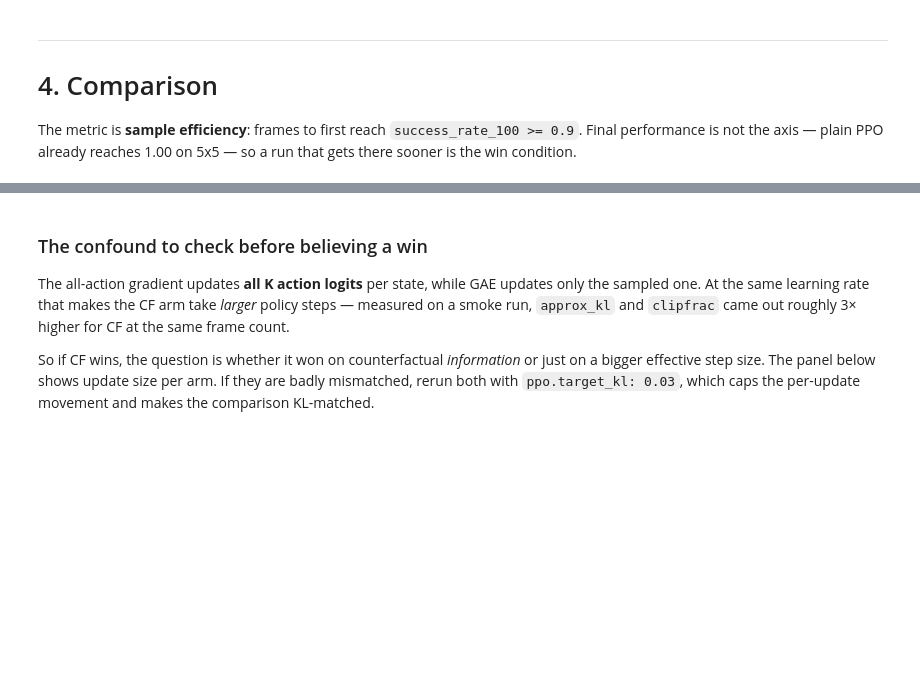
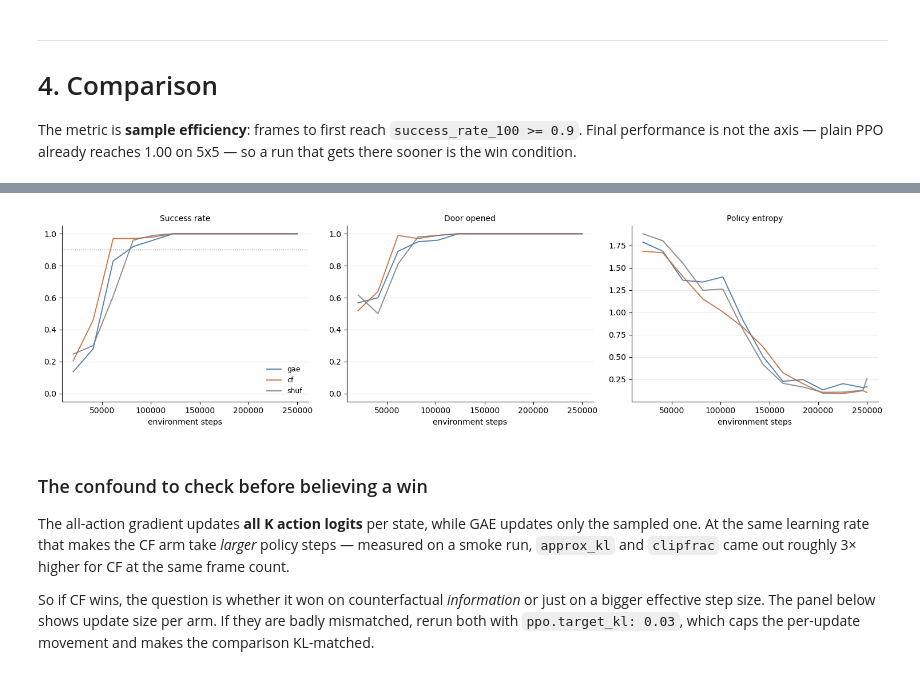
Before and after one commit to CharithaPalika/PPO_CF, a Jupyter notebook: notebooks/02_ppo_cf.ipynb, the cells around one changed output, grey strips where cells are left out. Cells and saved outputs as stored; diff of their text form; code cells hidden in the pictures; blank space fills up the shorter version.

```diff
--- a/notebooks/02_ppo_cf.ipynb
+++ b/notebooks/02_ppo_cf.ipynb
@@ -200,10 +251,6 @@ whole construction is unsound. The trainer logs this every update as
 `cf_centering` and it should stay at zero for the entire run.
 # %%
 # Recover the observation in each state the same way training does, then pi(.|s).
-obs0 = np.stack([set_sim_state(oracle.env, s, elapsed_steps=int(s[-1])) for s in sims[:400]])
+obs0 = np.stack([set_sim_state(oracle.env, s, elapsed_steps=int(s[-1])) for s in sims[:300]])
 pi = probs_fn(obs0)
-a_cf, q_cf = oracle.a_cf(sims[:400], pi, value_fn)
-c = check_centering(a_cf, pi)
-print(f"  max |sum_a pi*A_CF|   {c['max_abs']:.3e}")
-print(f"  mean |sum_a pi*A_CF|  {c['mean_abs']:.3e}")
-print(f"  -> {'OK' if c['ok'] else 'BIASED — STOP'}")
+print(f"behaviour policy recovered for {len(pi)} states; centering is checked in 1.4")
@@ -217,18 +266,30 @@ the critic was a literal constant)? *Sensible*: in DoorKey, `drop` (4) and
 rank them below average almost everywhere. That is a probe, not a gate — but if
 it fails on a trained policy, suspect the oracle before the environment.
 # %%
-s_ = landscape_summary(a_cf, q_cf, pi, spread_threshold=cfg.oracle.spread_threshold,
+# Eq (3): branch, FORCE a, follow pi for cf_horizon steps, average over
+# cf_rollouts continuations with common random numbers. NOT r + gamma*V(s').
+a_cf, q_cf, diag = oracle.a_g(
+    sims[:300], pi[:300], probs_fn, value_fn,
+    horizon=cfg.ppo.cf_horizon, n_rollouts=cfg.ppo.cf_rollouts,
+    bootstrap_tail=cfg.ppo.cf_bootstrap_tail, chunk=cfg.ppo.cf_branch_envs)
+c = check_centering(a_cf, pi[:300])
+
+print("INFORMATIVENESS -- does Q_g contain any actual reward?")
+print(f"  branches that saw reward         {diag['reward_coverage']:.3f}")
+print(f"  branches terminating within H    {diag['terminated_within_horizon']:.3f}")
+print(f"  states with reward in some branch {diag['frac_states_any_reward']:.3f}")
+print("  (the one-step form measured 0.005 on this task -- that is what failed)")
+
+s_ = landscape_summary(a_cf, q_cf, pi[:300], spread_threshold=cfg.oracle.spread_threshold,
                        useless_actions=(4, 6) if K == 7 else ())
 names = ["left","right","forward","pickup","drop","toggle","done"][:K]
+print(f"\nSHAPE OF THE LANDSCAPE")
+print(f"  centering, max |sum pi*A_CF|     {c['max_abs']:.3e}  -> {'OK' if c['ok'] else 'BIASED'}")
 print(f"  mean |A_CF|                      {s_['mean_abs_a_cf']:.4f}")
-print(f"  max  |A_CF|                      {s_['max_abs_a_cf']:.4f}")
-print(f"  mean Q spread (max-min over a)   {s_['mean_q_spread']:.4f}")
 print(f"  frac states with spread > {cfg.oracle.spread_threshold}    {s_['frac_states_with_spread']:.3f}")
 print(f"  all finite                       {s_['finite']}")
-print("\n  best action by A_CF, counts:")
+print("\n  best action by A_CF:")
 for n, c_ in zip(names, s_["best_action_counts"]):
-    print(f"    {n:8s} {c_:5d}")
+    print(f"    {n:8s} {c_:5d}{'   <-- useless action' if n in ('drop','done') else ''}")
 if "useless_actions_negative_frac" in s_:
     print(f"\n  drop/done have A_CF < 0 in {s_['useless_actions_negative_frac']:.1%} of states")
-    print("  (should be well above chance on a trained policy; ~50% means the oracle")
-    print("   is reading an uninformative critic, not that the actions are useful)")
@@ -267,6 +354,9 @@ checks = {
     f"actions differ in > {cfg.oracle.min_frac_states_with_spread:.0%} of states":
         s_["frac_states_with_spread"] > cfg.oracle.min_frac_states_with_spread,
     "fast and exact restore agree":               eq["identical"],
+    # THE GATE THAT THE ONE-STEP VERSION FAILED. Exactness says the oracle
+    # computes what it claims; this says what it computes carries information.
+    "Q_g contains reward (coverage > 0.02)":      diag["reward_coverage"] > 0.02,
 }
 w = max(len(k) for k in checks)
 for k, v in checks.items():
@@ -331,6 +472,10 @@ for arm, per_seed in scal.items():
             "ev_median": round(float(d["explained_variance"].median()), 3),
             "kl_median": round(float(d["approx_kl"].median()), 4),
             "clipfrac_median": round(float(d["clipfrac"].median()), 3),
+            "cf_coverage": (round(float(d["cf_reward_coverage"].mean()), 3)
+                            if "cf_reward_coverage" in d else None),
+            "cf_corr_gae": (round(float(d["cf_corr_gae"].mean()), 3)
+                            if "cf_corr_gae" in d else None),
         })
 cmp_df = pd.DataFrame(rows).sort_values(["arm", "seed"])
 display(cmp_df)
@@ -343,19 +497,21 @@ for arm, g in cmp_df.groupby("arm"):
 # %%
 fig, axes = plt.subplots(1, 3, figsize=(15, 4))
-colors = {"gae": "#3b6ea5", "cf": "#c4622d"}
+colors = {"gae": "#3b6ea5", "cf": "#c4622d", "shuf": "#7a7a7a"}
 panels = [("success_rate_100", "Success rate"), ("door_rate_100", "Door opened"),
           ("entropy", "Policy entropy")]
 for ax, (col, title) in zip(axes, panels):
     for arm, per_seed in scal.items():
         for i, (s, d) in enumerate(per_seed.items()):
             ax.plot(d["global_step"], d[col], lw=1.4, alpha=0.85, color=colors[arm],
                     label=arm if i == 0 else None)
     ax.set_title(title, fontsize=10); ax.set_xlabel("environment steps")
     ax.spines[["top","right"]].set_visible(False); ax.grid(axis="y", alpha=0.25)
 axes[0].axhline(THRESH, color="#888", ls=":", lw=1)
 axes[0].set_ylim(-0.05, 1.05); axes[1].set_ylim(-0.05, 1.05)
 axes[0].legend(frameon=False, fontsize=9)
 fig.tight_layout(); savefig(fig, FIG / "arms.png"); plt.show()
+# %% [output]
+[figure, added]
 # %% [markdown]
 ### The confound to check before believing a win
 
```
Also changed, not shown: parts of 16 cells of this notebook, 13 other files.
